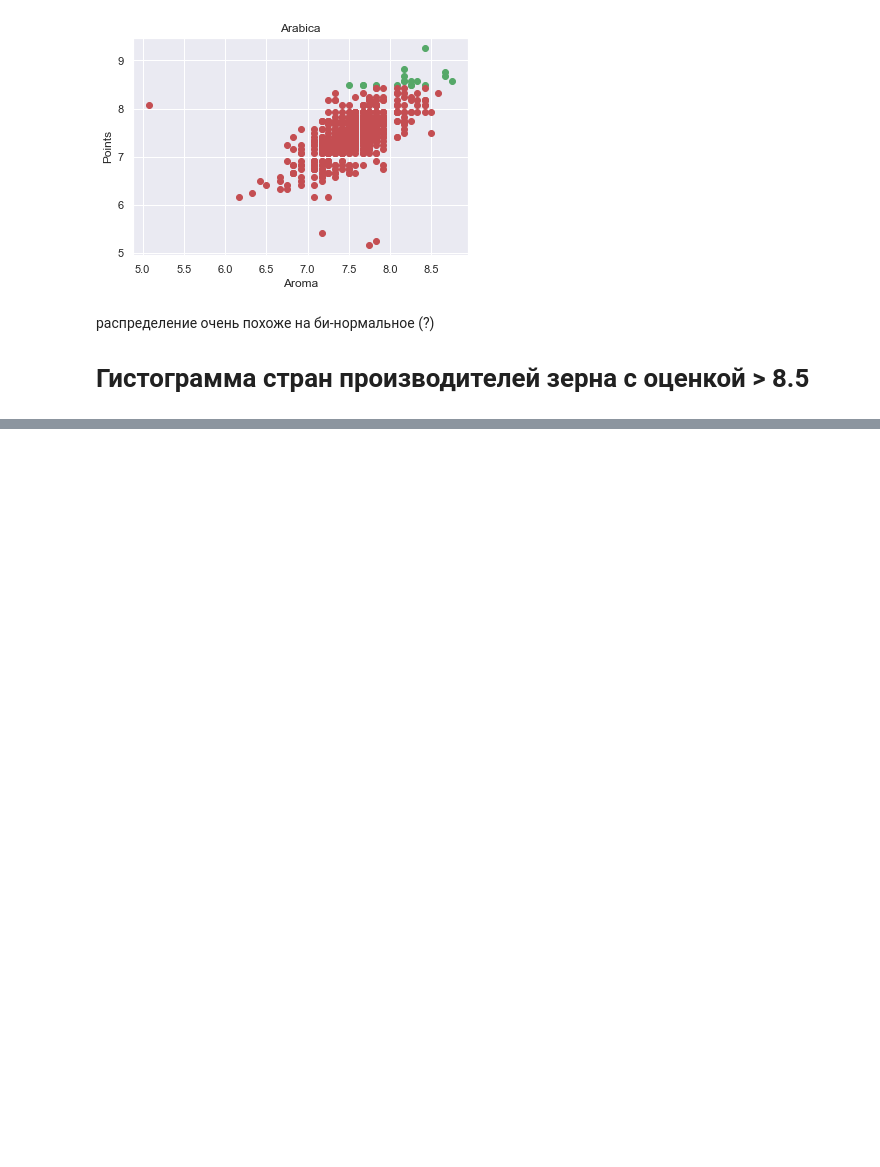
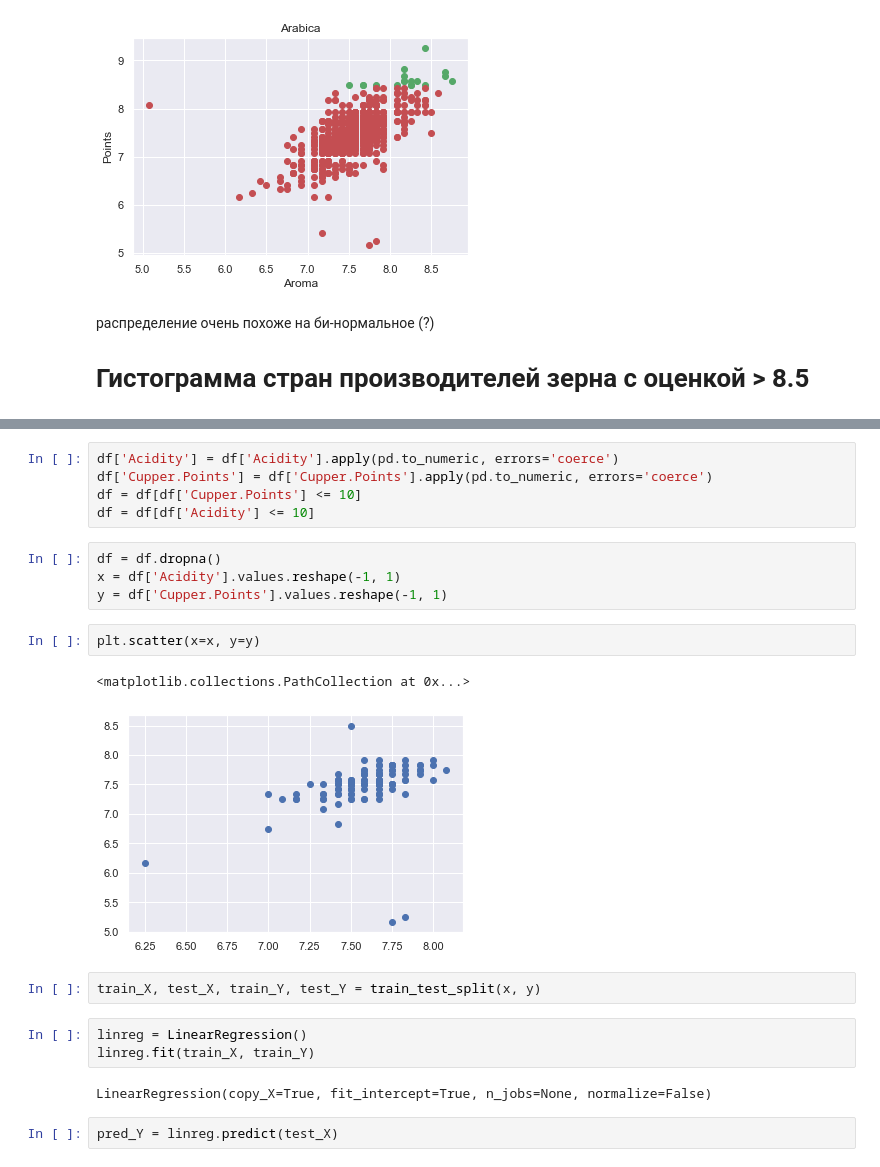
Before and after one commit to eentartetekunst/HW2-3, a Jupyter notebook: HW2-3.ipynb, the cells around one changed output, grey strips where cells are left out. Drawn from its saved outputs; the diff is of its cells as text; blank space fills up the shorter version.

Commit message:
Add files via upload
ADD Linear regression

```diff
--- a/HW2-3.ipynb
+++ b/HW2-3.ipynb
@@ -125,0 +186,23 @@ sns.countplot(df[df['Cupper.Points'] > 8.5]['Country.of.Origin'],
+# %%
+df['Acidity'] = df['Acidity'].apply(pd.to_numeric, errors='coerce')
+df['Cupper.Points'] = df['Cupper.Points'].apply(pd.to_numeric, errors='coerce')
+df = df[df['Cupper.Points'] <= 10]
+df = df[df['Acidity'] <= 10]
+# %%
+df = df.dropna()
+x = df['Acidity'].values.reshape(-1, 1)
+y = df['Cupper.Points'].values.reshape(-1, 1)
+# %%
+plt.scatter(x=x, y=y)
+# %% [output]
+<matplotlib.collections.PathCollection at 0x...>
+[figure, added]
+# %%
+train_X, test_X, train_Y, test_Y = train_test_split(x, y)
+# %%
+linreg = LinearRegression()
+linreg.fit(train_X, train_Y)
+# %% [output]
+LinearRegression(copy_X=True, fit_intercept=True, n_jobs=None, normalize=False)
+# %%
+pred_Y = linreg.predict(test_X)
```
Also changed, not shown: parts of 20 cells of this notebook.
